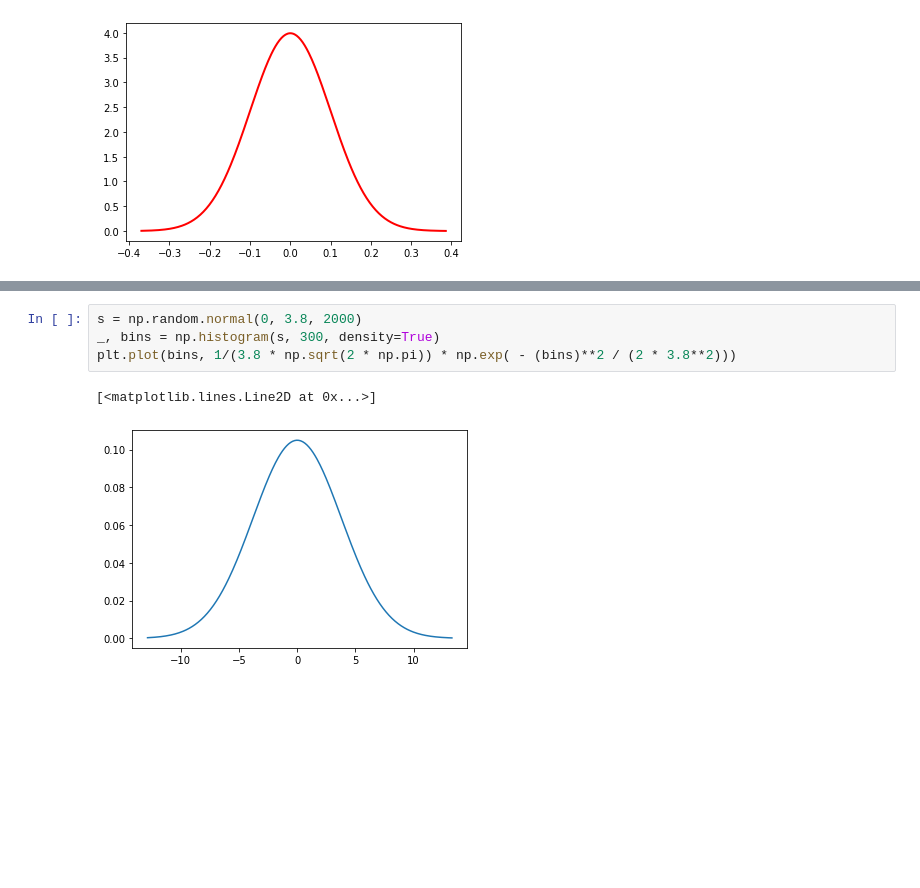
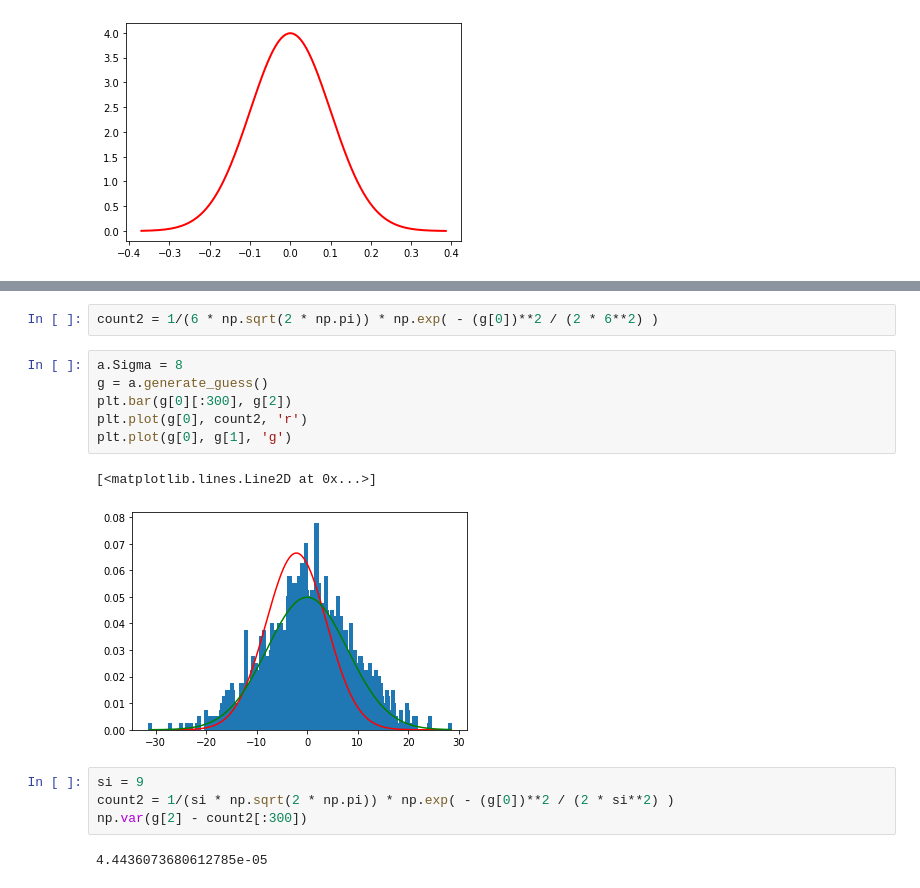
Before and after one commit to aicam/Intelligent_Agent, a Jupyter notebook: Untitled.ipynb, the cells around one changed output, grey strips where cells are left out. Drawn from its saved outputs; the diff is of its cells as text; blank space fills up the shorter version.

```diff
--- a/Untitled.ipynb
+++ b/Untitled.ipynb
@@ -26,7 +26,17 @@ plt.show()
-# %%
-s = np.random.normal(0, 3.8, 2000)
-_, bins = np.histogram(s, 300, density=True)
-plt.plot(bins, 1/(3.8 * np.sqrt(2 * np.pi)) * np.exp( - (bins)**2 / (2 * 3.8**2)))
-# %% [output]
-[<matplotlib.lines.Line2D at 0x...>]
-[figure, removed]
+# %%
+count2 = 1/(6 * np.sqrt(2 * np.pi)) * np.exp( - (g[0])**2 / (2 * 6**2) )
+# %%
+a.Sigma = 8
+g = a.generate_guess()
+plt.bar(g[0][:300], g[2])
+plt.plot(g[0], count2, 'r')
+plt.plot(g[0], g[1], 'g')
+# %% [output]
+[<matplotlib.lines.Line2D at 0x...>]
+[figure, added]
+# %%
+si = 9
+count2 = 1/(si * np.sqrt(2 * np.pi)) * np.exp( - (g[0])**2 / (2 * si**2) )
+np.var(g[2] - count2[:300])
+# %% [output]
+4.4436073680612785e-05
```
Also changed, not shown: parts of 1 cell of this notebook, 1 other file.
